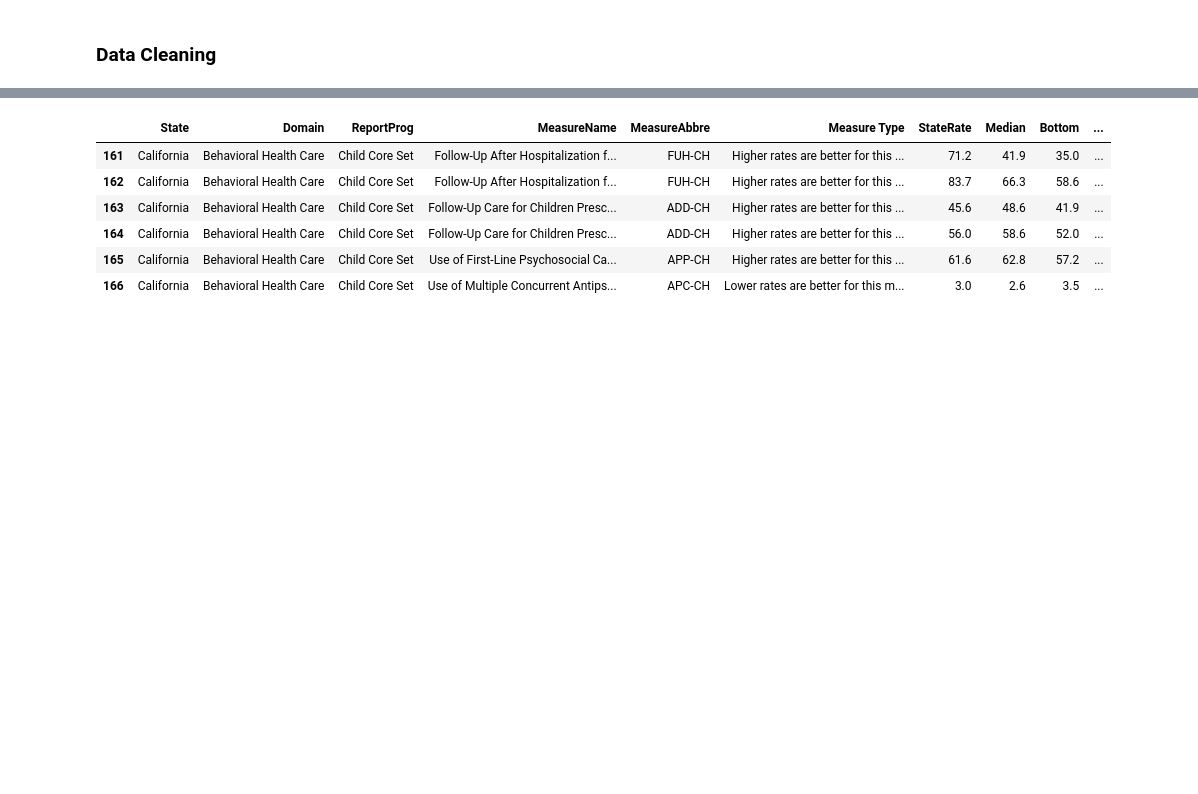
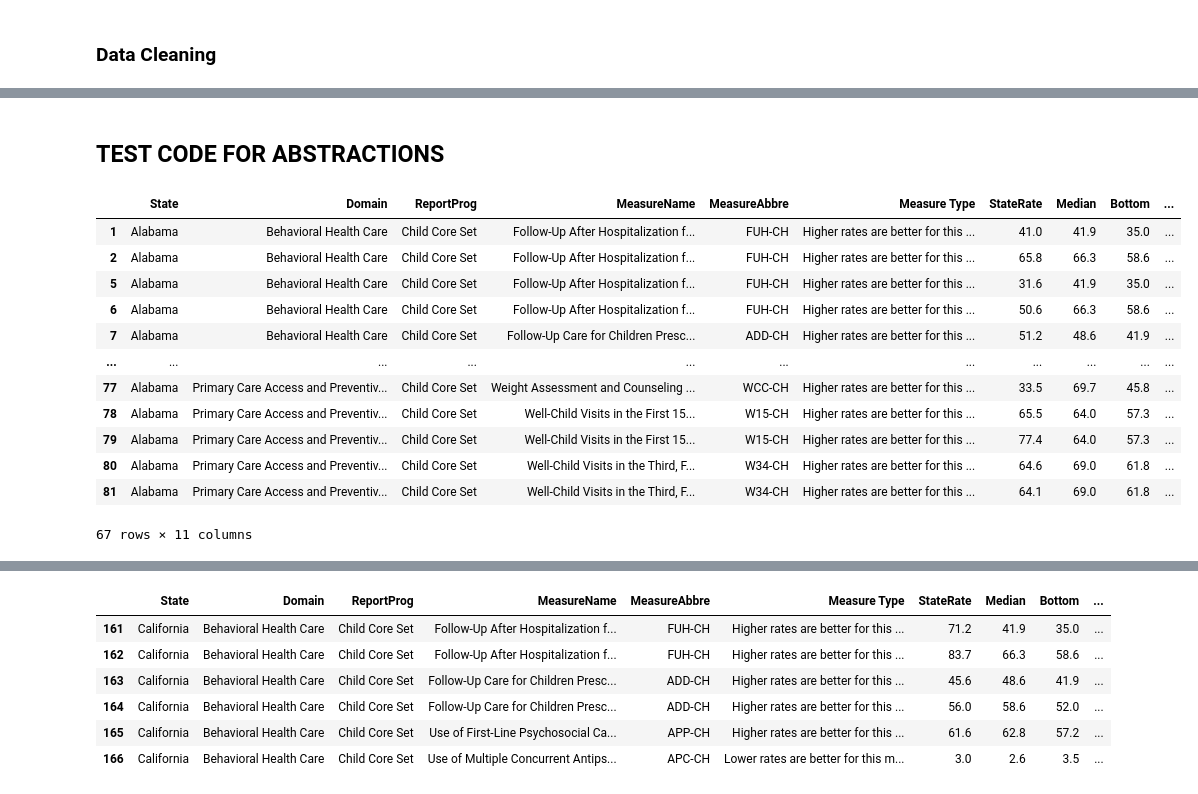
Before and after one commit to CORPUZ-2024/Medicaid_2019_Qual_Measure, a Jupyter notebook: 2019Medicaid.ipynb, the cells around one changed output, grey strips where cells are left out. Saved outputs shown, nothing was run; the diff lists cells and outputs as text; code cells hidden in the pictures; blank space fills up the shorter version.

```diff
--- a/2019Medicaid.ipynb
+++ b/2019Medicaid.ipynb
@@ -224,0 +227,2 @@ viz_set = viz_set.rename(columns={
+# %%
+ Child_data = viz_set[(viz_set.ReportProg == 'Child Core Set')]
@@ -224,0 +233,35 @@ viz_set = viz_set.rename(columns={
+# %% [markdown]
+## TEST CODE FOR ABSTRACTIONS
+# %%
+state_temp= ['Wyoming','Alabama']
+# %%
+def state_divider(list1, df1):
+    ## outer loop takes state
+    length= len(list1)
+    for i in range(length):
+        #state_sets= pd.DataFrame()
+        # save name cur_state
+        cur_state = list1[i]
+        y= "_set"
+        state_name= cur_state+y
+        state_name = df1[(df1.State == cur_state)]
+        #frame= [state_name]
+        #state_sets=pd.concat(frame)
+    return state_name
+# %%
+state_set= state_divider(state_temp,Child_data)
+state_set
+# %% [output]
+|  | State | Domain | ReportProg | MeasureName | MeasureAbbre | Measure Type | StateRate | Median | Bottom | ... |
+| 1 | Alabama | Behavioral Health Care | Child Core Set | Follow-Up After Hospitalization f... | FUH-CH | Higher rates are better for this ... | 41.0 | 41.9 | 35.0 | ... |
+| 2 | Alabama | Behavioral Health Care | Child Core Set | Follow-Up After Hospitalization f... | FUH-CH | Higher rates are better for this ... | 65.8 | 66.3 | 58.6 | ... |
+| 5 | Alabama | Behavioral Health Care | Child Core Set | Follow-Up After Hospitalization f... | FUH-CH | Higher rates are better for this ... | 31.6 | 41.9 | 35.0 | ... |
+| 6 | Alabama | Behavioral Health Care | Child Core Set | Follow-Up After Hospitalization f... | FUH-CH | Higher rates are better for this ... | 50.6 | 66.3 | 58.6 | ... |
+| 7 | Alabama | Behavioral Health Care | Child Core Set | Follow-Up Care for Children Presc... | ADD-CH | Higher rates are better for this ... | 51.2 | 48.6 | 41.9 | ... |
+| ... | ... | ... | ... | ... | ... | ... | ... | ... | ... | ... |
+| 77 | Alabama | Primary Care Access and Preventiv... | Child Core Set | Weight Assessment and Counseling ... | WCC-CH | Higher rates are better for this ... | 33.5 | 69.7 | 45.8 | ... |
+| 78 | Alabama | Primary Care Access and Preventiv... | Child Core Set | Well-Child Visits in the First 15... | W15-CH | Higher rates are better for this ... | 65.5 | 64.0 | 57.3 | ... |
+| 79 | Alabama | Primary Care Access and Preventiv... | Child Core Set | Well-Child Visits in the First 15... | W15-CH | Higher rates are better for this ... | 77.4 | 64.0 | 57.3 | ... |
+| 80 | Alabama | Primary Care Access and Preventiv... | Child Core Set | Well-Child Visits in the Third, F... | W34-CH | Higher rates are better for this ... | 64.6 | 69.0 | 61.8 | ... |
+| 81 | Alabama | Primary Care Access and Preventiv... | Child Core Set | Well-Child Visits in the Third, F... | W34-CH | Higher rates are better for this ... | 64.1 | 69.0 | 61.8 | ... |
+67 rows × 11 columns
```
Also changed, not shown: parts of 15 cells of this notebook.
